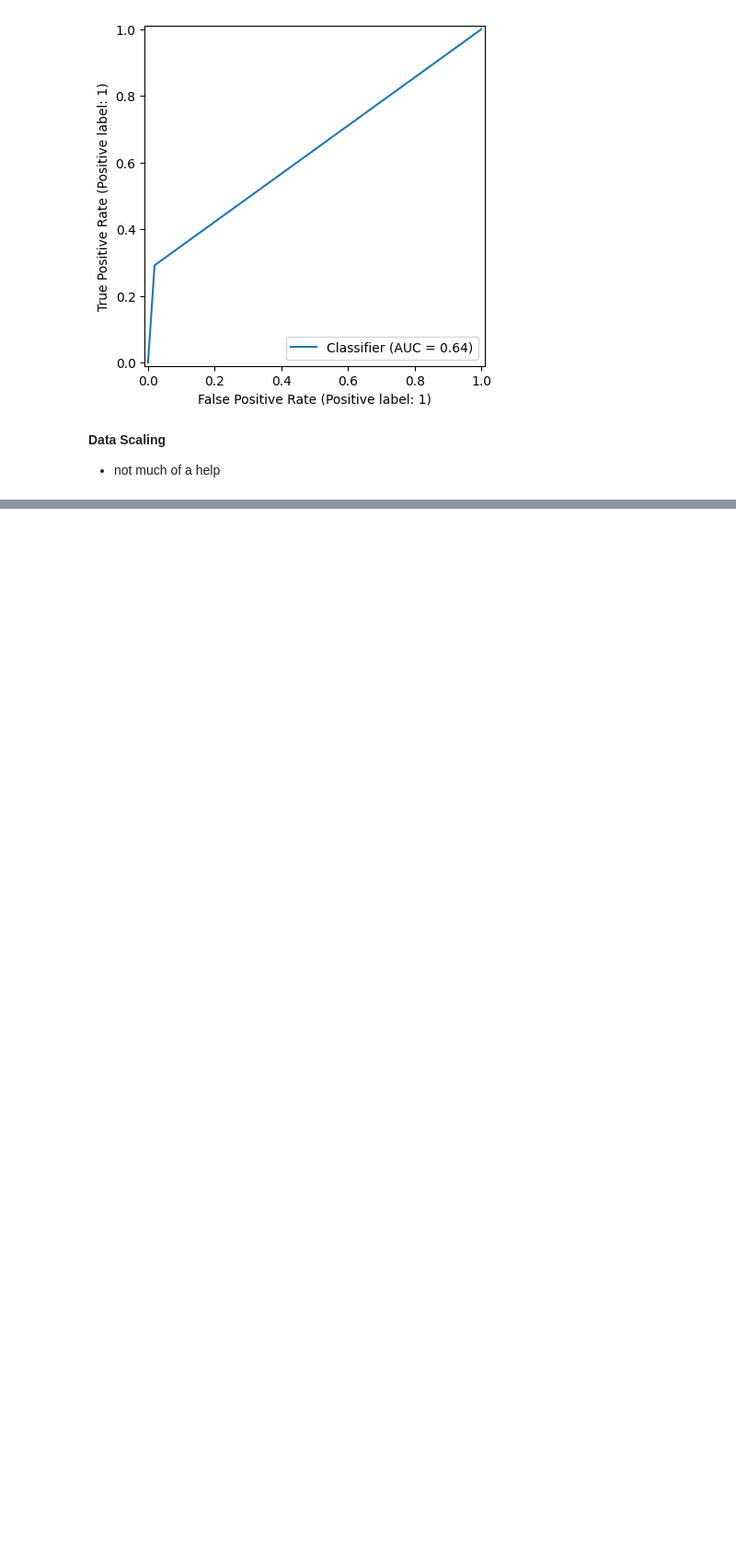
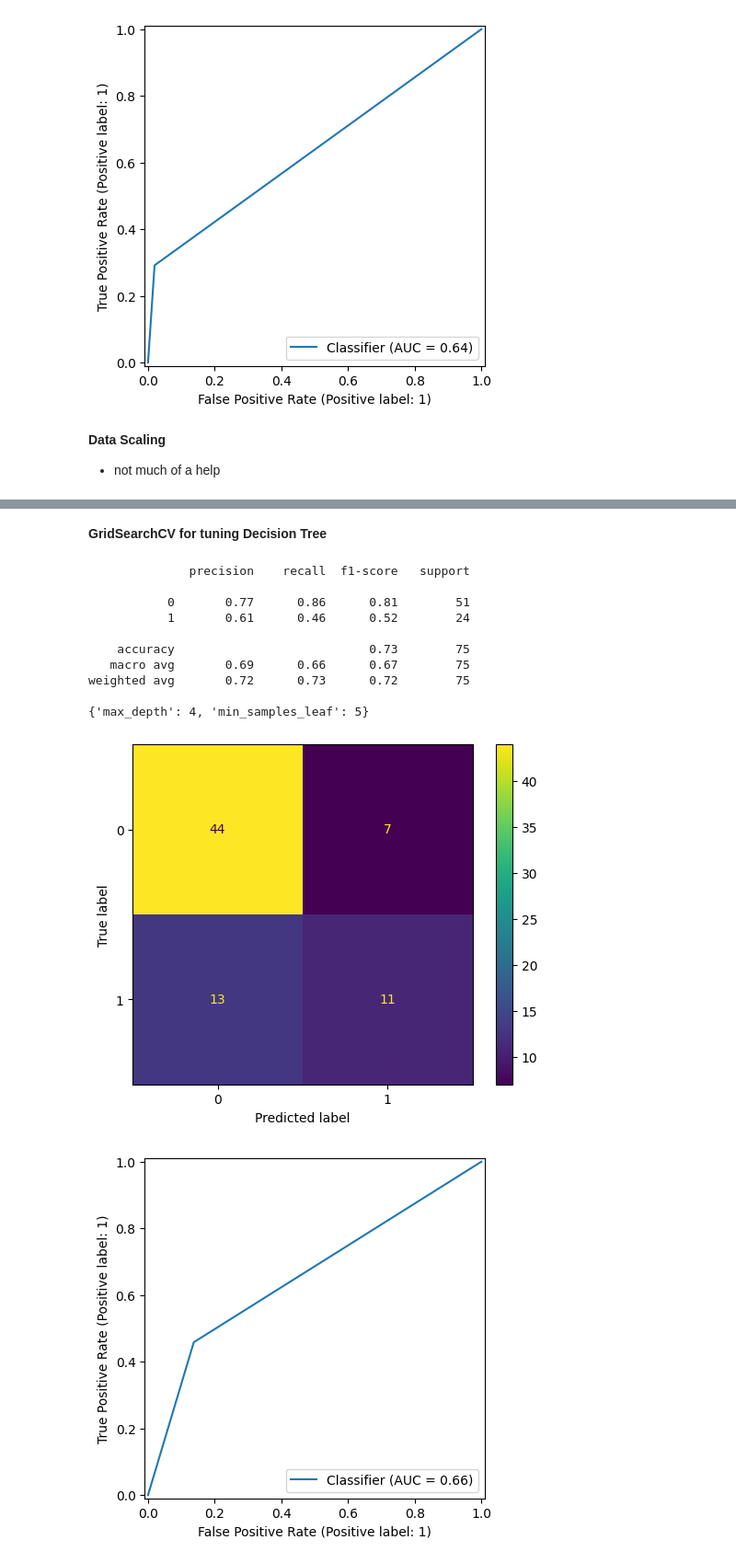
Before and after one commit to dr-koehler-ai/Heart-Failure-Clinical-Records-Dashboard, a Jupyter notebook: Heart_Failure_Clinical_Records_V2.ipynb, the cells around one changed output, grey strips where cells are left out. Shown at 92% size. Drawn from its saved outputs; the diff is of its cells as text; code cells hidden in the pictures; blank space fills up the shorter version.

```diff
--- a/Heart_Failure_Clinical_Records_V2.ipynb
+++ b/Heart_Failure_Clinical_Records_V2.ipynb
@@ -144,0 +213,47 @@ NameError: name 'X_train' is not defined
+# %% [markdown]
+**GridSearchCV for tuning Decision Tree**
+# %%
+tree_para = {"max_depth": [4,5,6,7,8,9,10],
+             "min_samples_leaf": [2,5,10]}
+scoring = ["precision", "recall", "accuracy", "f1"]
+
+#Building model
+tuned_decision_tree = DecisionTreeClassifier(random_state=42)
+tree_cv = GridSearchCV(tuned_decision_tree, tree_para, cv=5, scoring=scoring, refit="recall")
+tree_cv.fit(X_train, y_train)
+y_pred_tuned = tree_cv.predict(X_test)
+
+# Classification Report
+print(classification_report(y_test, y_pred_tuned))
+print(tree_cv.best_params_)
+
+# Confusion Matrix
+cm_tree_tuned = confusion_matrix(y_test, y_pred_tuned)
+disp_tree_tuned = ConfusionMatrixDisplay(confusion_matrix=cm_tree_tuned, display_labels=tree_cv.classes_)
+disp_tree_tuned.plot()
+plt.show()
+
+# ROC Curve
+RocCurveDisplay.from_predictions(y_test, y_pred_tuned)
+plt.show()
+
+# Classification Report
+print(classification_report(y_test, y_pred_tuned))
+
+# Plotting Decision Tree
+plt.figure(figsize=(15,12))
+plot_tree(tree_cv.best_estimator_, max_depth=2, fontsize=14, class_names = {0: "no heart failure", 1: "heart failure"}, feature_names=X.columns, filled=True)
+plt.show()
+# %% [output]
+              precision    recall  f1-score   support
+
+           0       0.77      0.86      0.81        51
+           1       0.61      0.46      0.52        24
+
+    accuracy                           0.73        75
+   macro avg       0.69      0.66      0.67        75
+weighted avg       0.72      0.73      0.72        75
+
+{'max_depth': 4, 'min_samples_leaf': 5}
+[figure, added]
+[figure, added]
```
Also changed, not shown: parts of 17 cells of this notebook.
